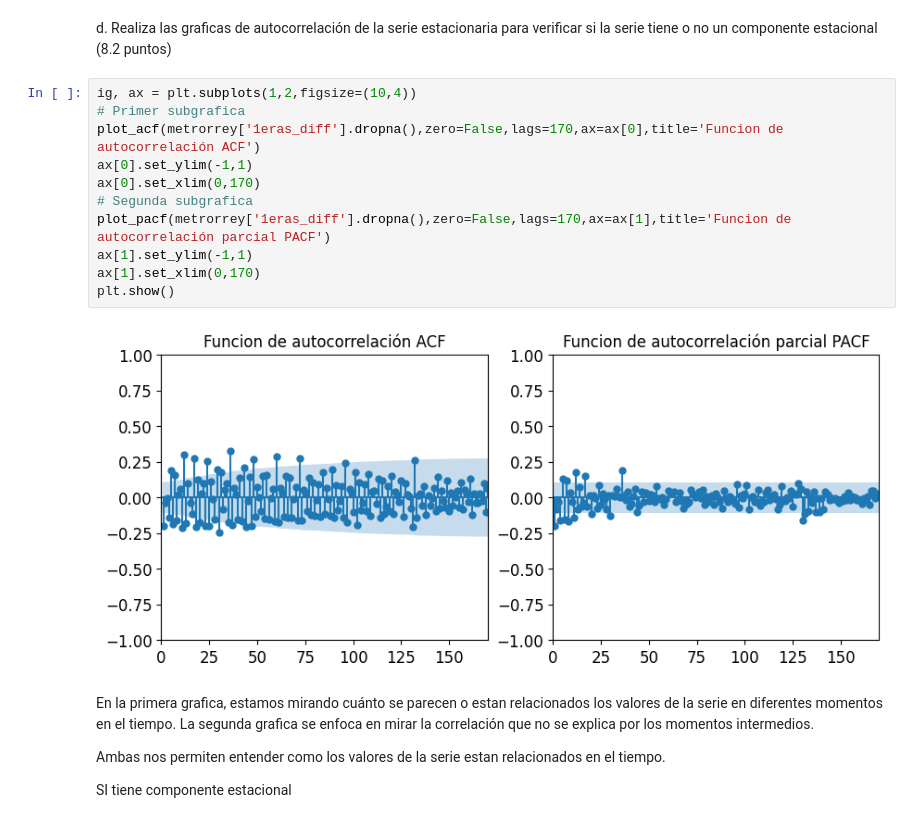
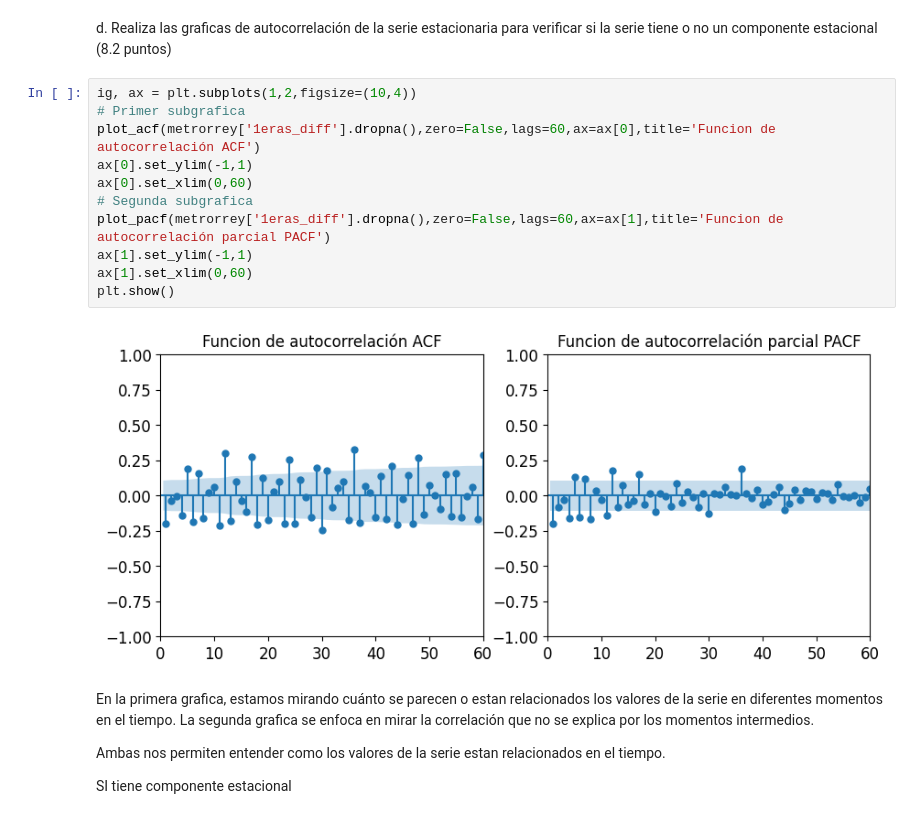
Before and after one commit to barbaragovei/EstadisticaAplicada_1902869, a Jupyter notebook: 3erParcial_BGS_1902869_EAG42_nov2023.ipynb, the cells around one changed output. Cells and saved outputs as stored; diff of their text form.

```diff
--- a/3erParcial_BGS_1902869_EAG42_nov2023.ipynb
+++ b/3erParcial_BGS_1902869_EAG42_nov2023.ipynb
@@ -267,16 +236,16 @@ d. Realiza  las  graficas  de  autocorrelación  de  la  serie  estacionaria  pa
 # %%
 ig, ax = plt.subplots(1,2,figsize=(10,4))
 # Primer subgrafica
-plot_acf(metrorrey['1eras_diff'].dropna(),zero=False,lags=170,ax=ax[0],title='Funcion de autocorrelación ACF')
+plot_acf(metrorrey['1eras_diff'].dropna(),zero=False,lags=60,ax=ax[0],title='Funcion de autocorrelación ACF')
 ax[0].set_ylim(-1,1)
-ax[0].set_xlim(0,170)
+ax[0].set_xlim(0,60)
 # Segunda subgrafica
-plot_pacf(metrorrey['1eras_diff'].dropna(),zero=False,lags=170,ax=ax[1],title='Funcion de autocorrelación parcial PACF')
+plot_pacf(metrorrey['1eras_diff'].dropna(),zero=False,lags=60,ax=ax[1],title='Funcion de autocorrelación parcial PACF')
 ax[1].set_ylim(-1,1)
-ax[1].set_xlim(0,170)
+ax[1].set_xlim(0,60)
 plt.show()
 # %% [output]
-[figure, old version]
+[figure, new version]
 # %% [markdown]
 En la primera grafica, estamos mirando cuánto se parecen o estan relacionados los valores de la serie en diferentes momentos en el tiempo.
 La segunda grafica se enfoca en mirar la correlación que no se explica por los momentos intermedios.
```
Also changed, not shown: parts of 12 cells of this notebook.
